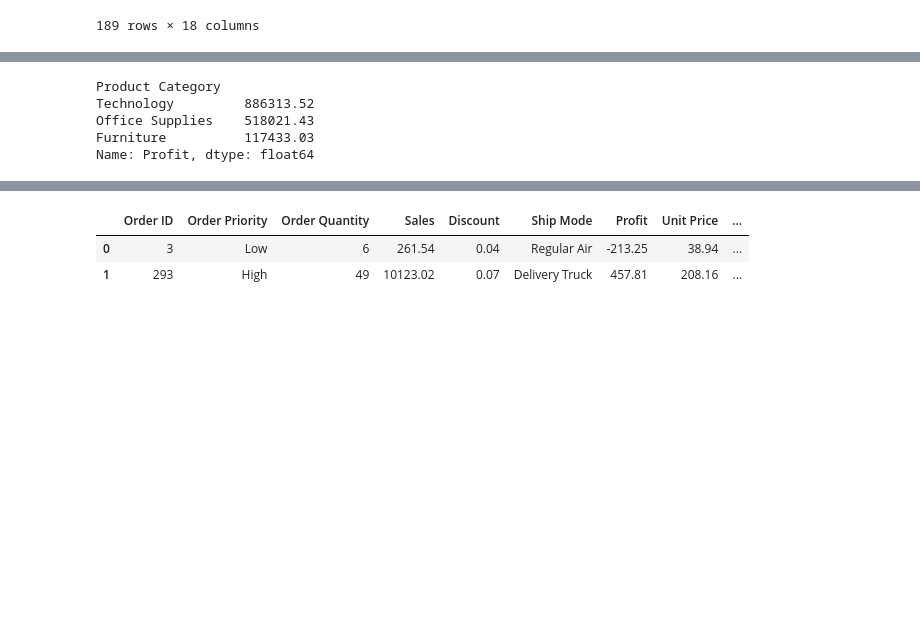
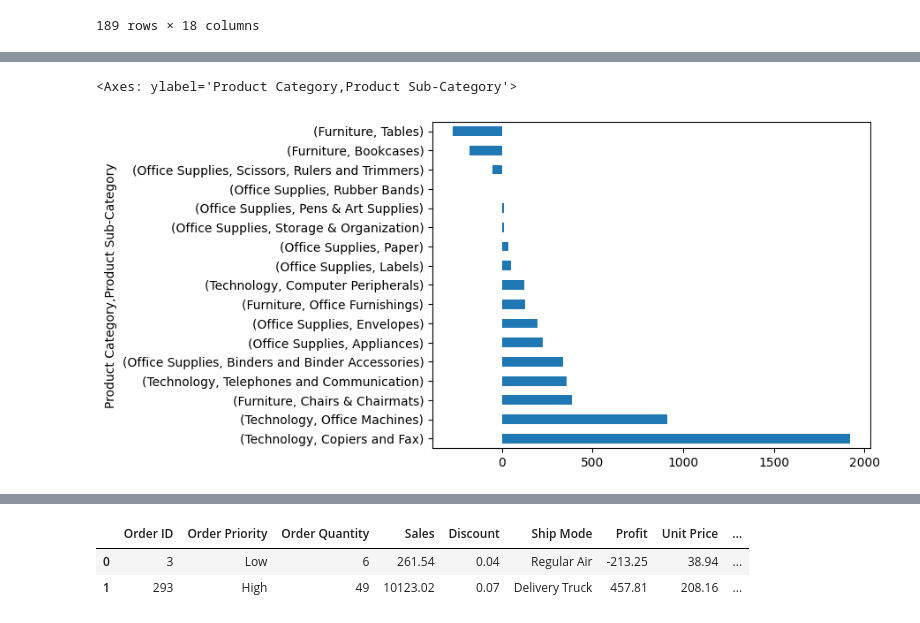
Before and after one commit to sayanroy07/Python_training, a Jupyter notebook: Part8.ipynb, the cells around one changed output, grey strips where cells are left out. Saved outputs shown, nothing was run; the diff lists cells and outputs as text; code cells hidden in the pictures; blank space fills up the shorter version.

```diff
--- a/Part8.ipynb
+++ b/Part8.ipynb
@@ -148,11 +193,8 @@ df[(df['Product Category']=='Furniture') & (df['Product Sub-Category']=='Bookcas
 # %%
 # Group By
-df.groupby(by=['Product Category'])['Profit'].sum().sort_values(ascending=False)
+df.groupby(by=['Product Category','Product Sub-Category'])['Profit'].mean().sort_values(ascending=False).plot(kind='barh')
 # %% [output]
-Product Category
-Technology         886313.52
-Office Supplies    518021.43
-Furniture          117433.03
-Name: Profit, dtype: float64
+<Axes: ylabel='Product Category,Product Sub-Category'>
+[figure, added]
 # %%
 # Group By - Aggregate
```
Also changed, not shown: parts of 12 cells of this notebook.
